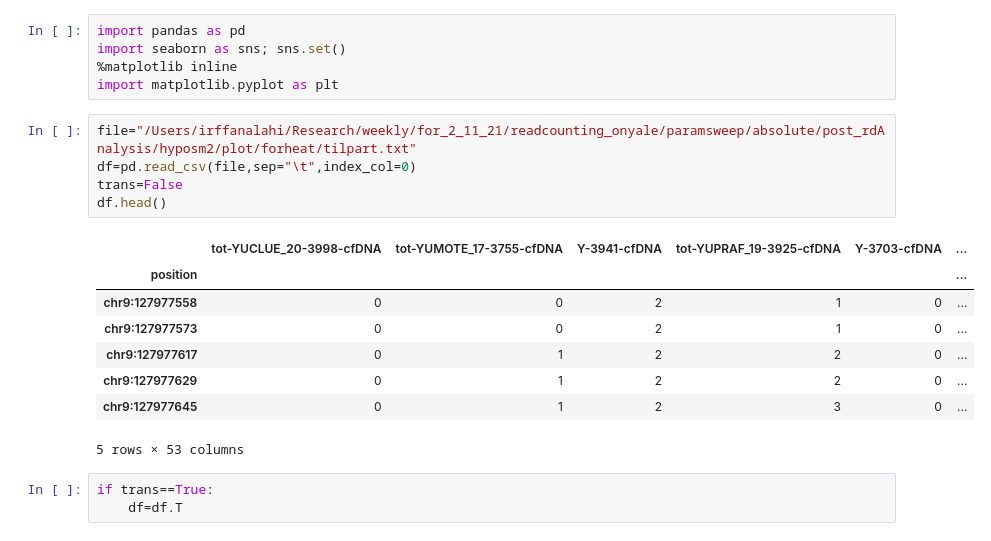
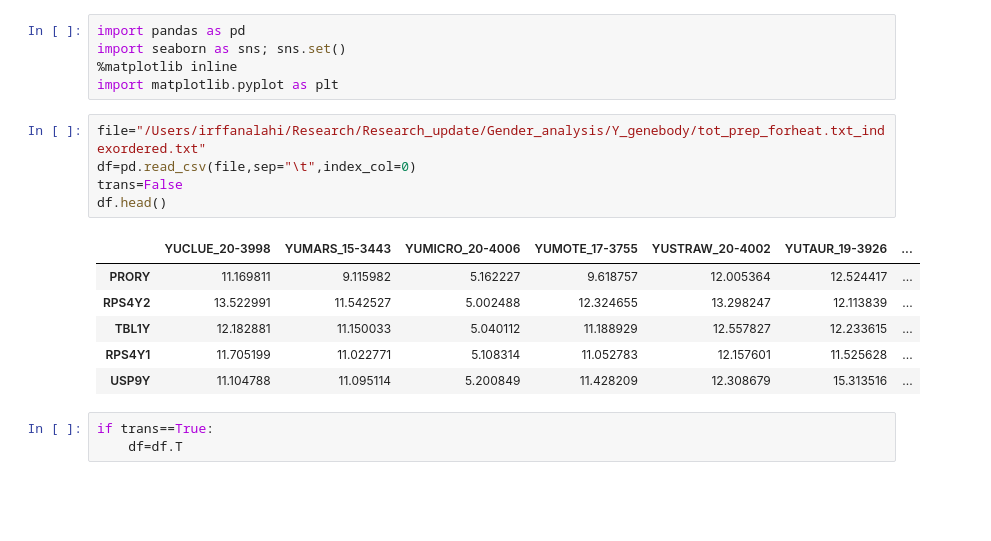
Before and after one commit to Irfanwustl/Research_code, a Jupyter notebook: visualization/heatmap/simple_heatmap.ipynb, the cells around one changed output. Cells and saved outputs as stored; diff of their text form; blank space fills up the shorter version.

```diff
--- a/visualization/heatmap/simple_heatmap.ipynb
+++ b/visualization/heatmap/simple_heatmap.ipynb
@@ -4,19 +4,17 @@ import seaborn as sns; sns.set()
 %matplotlib inline
 import matplotlib.pyplot as plt
 # %%
-file="/Users/irffanalahi/Research/weekly/for_2_11_21/readcounting_onyale/paramsweep/absolute/post_rdAnalysis/hyposm2/plot/forheat/tilpart.txt"
+file="/Users/irffanalahi/Research/Research_update/Gender_analysis/Y_genebody/tot_prep_forheat.txt_indexordered.txt"
 df=pd.read_csv(file,sep="\t",index_col=0)
 trans=False
 df.head()
 # %% [output]
-|  | tot-YUCLUE_20-3998-cfDNA | tot-YUMOTE_17-3755-cfDNA | Y-3941-cfDNA | tot-YUPRAF_19-3925-cfDNA | Y-3703-cfDNA | ... |
-| position |  |  |  |  |  | ... |
-| chr9:127977558 | 0 | 0 | 2 | 1 | 0 | ... |
-| chr9:127977573 | 0 | 0 | 2 | 1 | 0 | ... |
-| chr9:127977617 | 0 | 1 | 2 | 2 | 0 | ... |
-| chr9:127977629 | 0 | 1 | 2 | 2 | 0 | ... |
-| chr9:127977645 | 0 | 1 | 2 | 3 | 0 | ... |
+|  | YUCLUE_20-3998 | YUMARS_15-3443 | YUMICRO_20-4006 | YUMOTE_17-3755 | YUSTRAW_20-4002 | YUTAUR_19-3926 | ... |
+| PRORY | 11.169811 | 9.115982 | 5.162227 | 9.618757 | 12.005364 | 12.524417 | ... |
+| RPS4Y2 | 13.522991 | 11.542527 | 5.002488 | 12.324655 | 13.298247 | 12.113839 | ... |
+| TBL1Y | 12.182881 | 11.150033 | 5.040112 | 11.188929 | 12.557827 | 12.233615 | ... |
+| RPS4Y1 | 11.705199 | 11.022771 | 5.108314 | 11.052783 | 12.157601 | 11.525628 | ... |
+| USP9Y | 11.104788 | 11.095114 | 5.200849 | 11.428209 | 12.308679 | 15.313516 | ... |
-5 rows × 53 columns
 # %%
 if trans==True:
     df=df.T
```
Also changed, not shown: parts of 2 cells of this notebook, 2 other files.
